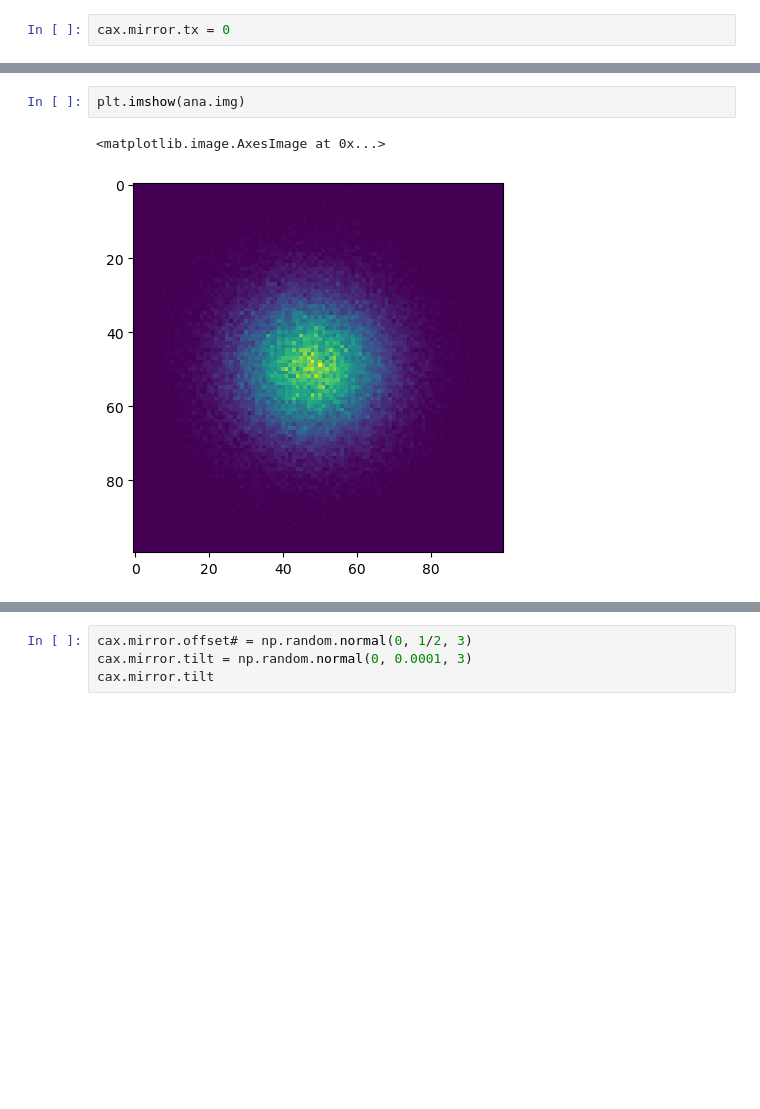
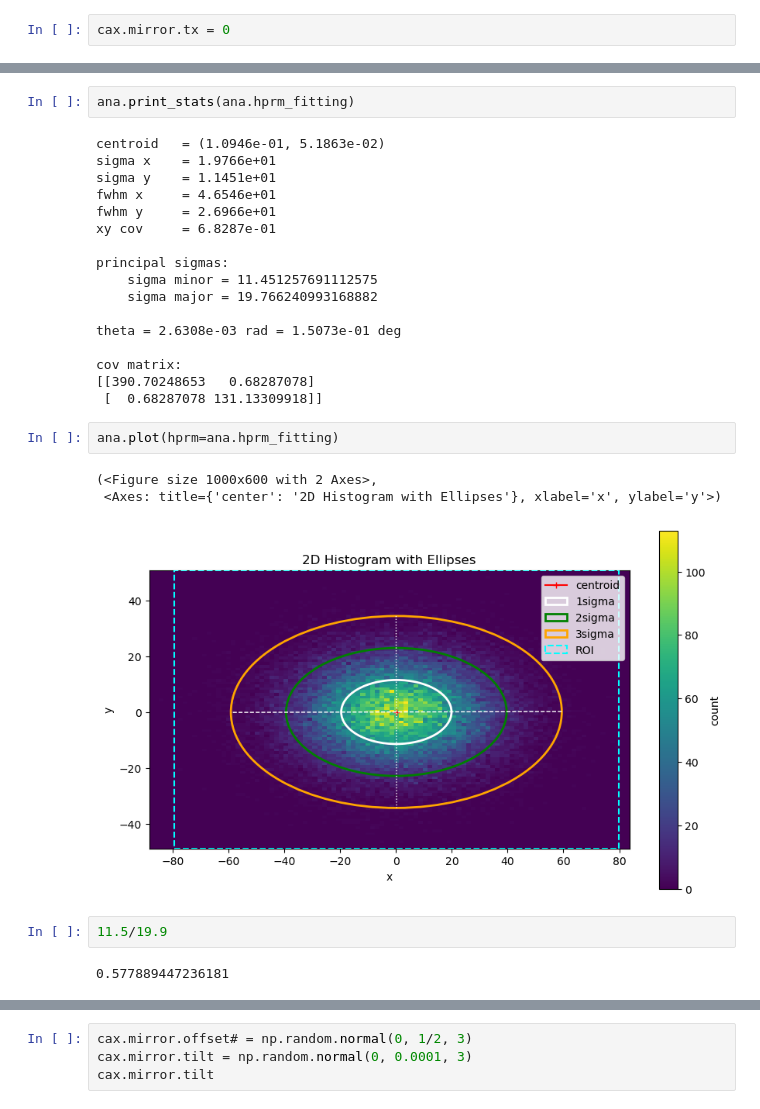
Before and after one commit to amici-lnls/cax-control, a Jupyter notebook: notebooks/initial_testing/caxsim_tests.ipynb, the cells around one changed output, grey strips where cells are left out. Saved outputs shown, nothing was run; the diff lists cells and outputs as text; blank space fills up the shorter version.

```diff
--- a/notebooks/initial_testing/caxsim_tests.ipynb
+++ b/notebooks/initial_testing/caxsim_tests.ipynb
@@ -94,6 +150,30 @@ ana.plot(hprm=ana.hprm_project, roi_zoom=None)
 # %%
-plt.imshow(ana.img)
+ana.print_stats(ana.hprm_fitting)
 # %% [output]
-<matplotlib.image.AxesImage at 0x...>
+centroid   = (1.0946e-01, 5.1863e-02)
+sigma x    = 1.9766e+01
+sigma y    = 1.1451e+01
+fwhm x     = 4.6546e+01
+fwhm y     = 2.6966e+01
+xy cov     = 6.8287e-01
+
+principal sigmas:
+    sigma minor = 11.451257691112575
+    sigma major = 19.766240993168882
+
+theta = 2.6308e-03 rad = 1.5073e-01 deg
+
+cov matrix:
+[[390.70248653   0.68287078]
+ [  0.68287078 131.13309918]]
-[figure, removed]
+# %%
+ana.plot(hprm=ana.hprm_fitting)
+# %% [output]
+(<Figure size 1000x600 with 2 Axes>,
+ <Axes: title={'center': '2D Histogram with Ellipses'}, xlabel='x', ylabel='y'>)
+[figure, added]
+# %%
+11.5/19.9
+# %% [output]
+0.577889447236181
 # %%
```
Also changed, not shown: parts of 24 cells of this notebook, 4 other files.
